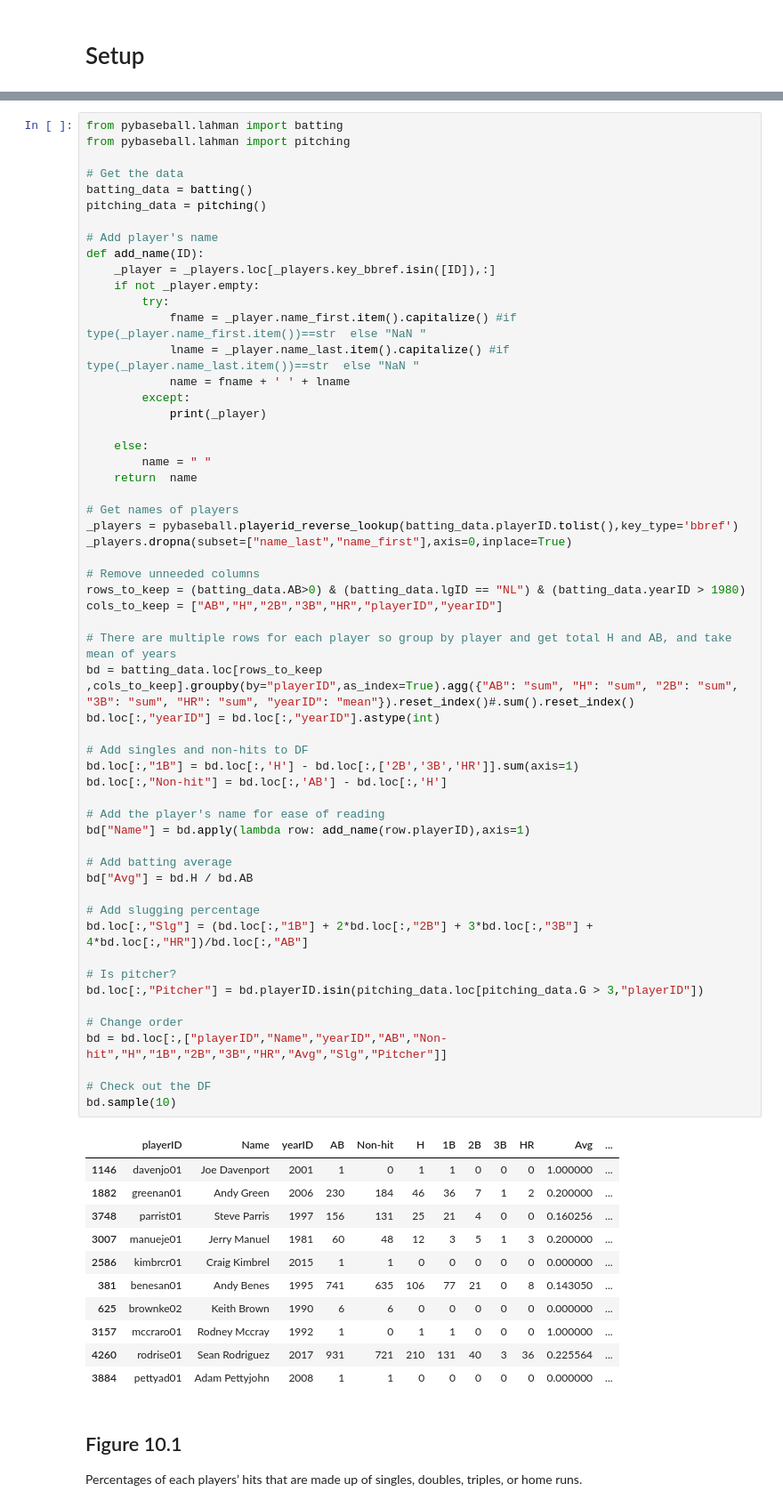
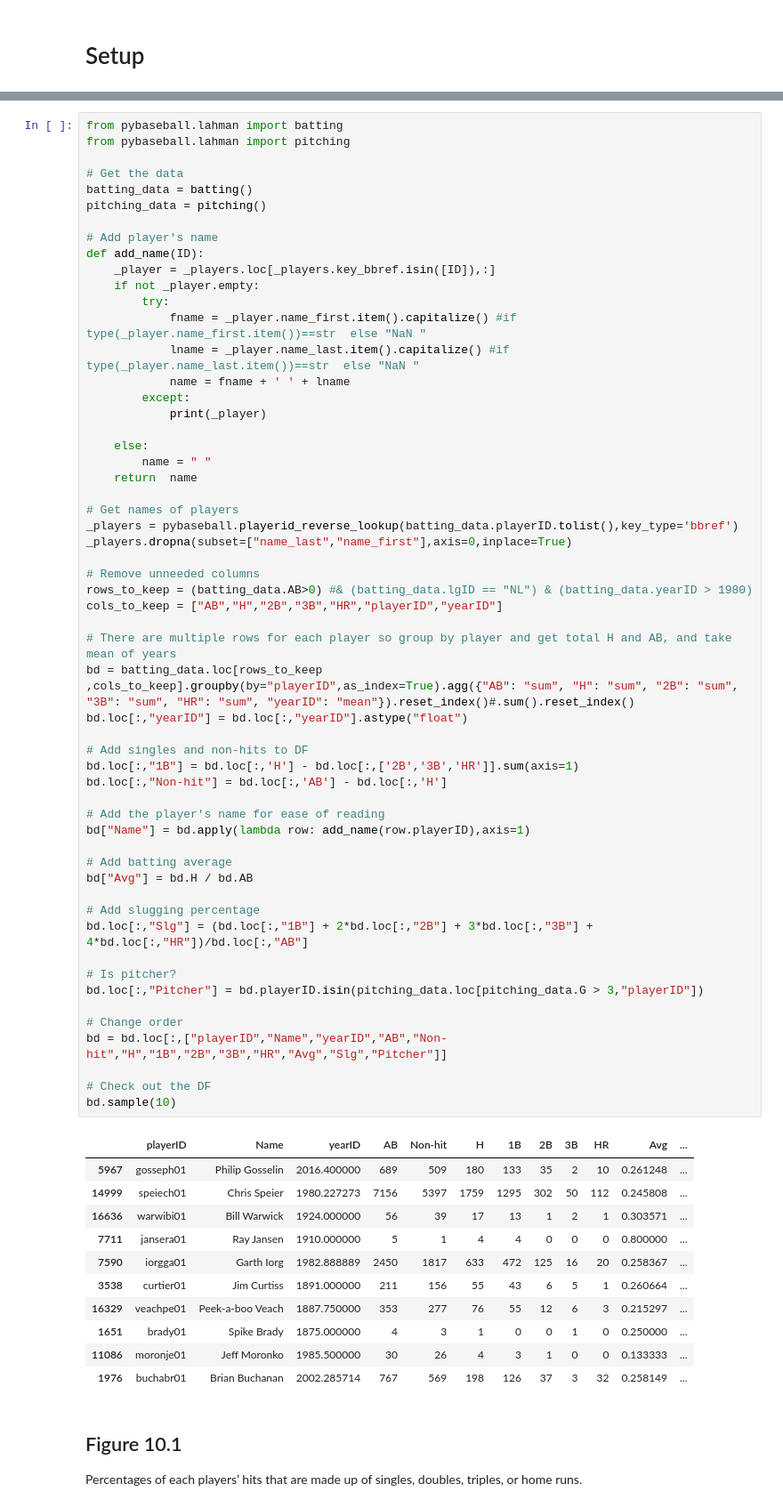
Before and after one commit to jabrantley/EmpiricalBayes-Baseball, a Jupyter notebook: Chapter10-MultinomialAndTheDirichlet.ipynb, the cells around one changed output, grey strips where cells are left out. Shown: that part at 89% size. Drawn from its saved outputs; the diff is of its cells as text.

```diff
--- a/Chapter10-MultinomialAndTheDirichlet.ipynb
+++ b/Chapter10-MultinomialAndTheDirichlet.ipynb
@@ -46,46 +39,46 @@ _players = pybaseball.playerid_reverse_lookup(batting_data.playerID.tolist(),key
 _players.dropna(subset=["name_last","name_first"],axis=0,inplace=True)
 
 # Remove unneeded columns
-rows_to_keep = (batting_data.AB>0) & (batting_data.lgID == "NL") & (batting_data.yearID > 1980)
+rows_to_keep = (batting_data.AB>0) #& (batting_data.lgID == "NL") & (batting_data.yearID > 1980)
 cols_to_keep = ["AB","H","2B","3B","HR","playerID","yearID"]
 
 # There are multiple rows for each player so group by player and get total H and AB, and take mean of years
 bd = batting_data.loc[rows_to_keep ,cols_to_keep].groupby(by="playerID",as_index=True).agg({"AB": "sum", "H": "sum", "2B": "sum", "3B": "sum", "HR": "sum", "yearID": "mean"}).reset_index()#.sum().reset_index()
-bd.loc[:,"yearID"] = bd.loc[:,"yearID"].astype(int)
+bd.loc[:,"yearID"] = bd.loc[:,"yearID"].astype("float")
 
 # Add singles and non-hits to DF
 bd.loc[:,"1B"] = bd.loc[:,'H'] - bd.loc[:,['2B','3B','HR']].sum(axis=1)
 bd.loc[:,"Non-hit"] = bd.loc[:,'AB'] - bd.loc[:,'H']
 
 # Add the player's name for ease of reading
 bd["Name"] = bd.apply(lambda row: add_name(row.playerID),axis=1)
 
 # Add batting average
 bd["Avg"] = bd.H / bd.AB
 
 # Add slugging percentage
 bd.loc[:,"Slg"] = (bd.loc[:,"1B"] + 2*bd.loc[:,"2B"] + 3*bd.loc[:,"3B"] + 4*bd.loc[:,"HR"])/bd.loc[:,"AB"]
 
 # Is pitcher?
 bd.loc[:,"Pitcher"] = bd.playerID.isin(pitching_data.loc[pitching_data.G > 3,"playerID"])
 
 # Change order
 bd = bd.loc[:,["playerID","Name","yearID","AB","Non-hit","H","1B","2B","3B","HR","Avg","Slg","Pitcher"]]
 
 # Check out the DF
 bd.sample(10)
 # %% [output]
 |  | playerID | Name | yearID | AB | Non-hit | H | 1B | 2B | 3B | HR | Avg | ... |
-| 1146 | davenjo01 | Joe Davenport | 2001 | 1 | 0 | 1 | 1 | 0 | 0 | 0 | 1.000000 | ... |
-| 1882 | greenan01 | Andy Green | 2006 | 230 | 184 | 46 | 36 | 7 | 1 | 2 | 0.200000 | ... |
-| 3748 | parrist01 | Steve Parris | 1997 | 156 | 131 | 25 | 21 | 4 | 0 | 0 | 0.160256 | ... |
-| 3007 | manueje01 | Jerry Manuel | 1981 | 60 | 48 | 12 | 3 | 5 | 1 | 3 | 0.200000 | ... |
-| 2586 | kimbrcr01 | Craig Kimbrel | 2015 | 1 | 1 | 0 | 0 | 0 | 0 | 0 | 0.000000 | ... |
-| 381 | benesan01 | Andy Benes | 1995 | 741 | 635 | 106 | 77 | 21 | 0 | 8 | 0.143050 | ... |
-| 625 | brownke02 | Keith Brown | 1990 | 6 | 6 | 0 | 0 | 0 | 0 | 0 | 0.000000 | ... |
-| 3157 | mccraro01 | Rodney Mccray | 1992 | 1 | 0 | 1 | 1 | 0 | 0 | 0 | 1.000000 | ... |
-| 4260 | rodrise01 | Sean Rodriguez | 2017 | 931 | 721 | 210 | 131 | 40 | 3 | 36 | 0.225564 | ... |
-| 3884 | pettyad01 | Adam Pettyjohn | 2008 | 1 | 1 | 0 | 0 | 0 | 0 | 0 | 0.000000 | ... |
+| 5967 | gosseph01 | Philip Gosselin | 2016.400000 | 689 | 509 | 180 | 133 | 35 | 2 | 10 | 0.261248 | ... |
+| 14999 | speiech01 | Chris Speier | 1980.227273 | 7156 | 5397 | 1759 | 1295 | 302 | 50 | 112 | 0.245808 | ... |
+| 16636 | warwibi01 | Bill Warwick | 1924.000000 | 56 | 39 | 17 | 13 | 1 | 2 | 1 | 0.303571 | ... |
+| 7711 | jansera01 | Ray Jansen | 1910.000000 | 5 | 1 | 4 | 4 | 0 | 0 | 0 | 0.800000 | ... |
+| 7590 | iorgga01 | Garth Iorg | 1982.888889 | 2450 | 1817 | 633 | 472 | 125 | 16 | 20 | 0.258367 | ... |
+| 3538 | curtier01 | Jim Curtiss | 1891.000000 | 211 | 156 | 55 | 43 | 6 | 5 | 1 | 0.260664 | ... |
+| 16329 | veachpe01 | Peek-a-boo Veach | 1887.750000 | 353 | 277 | 76 | 55 | 12 | 6 | 3 | 0.215297 | ... |
+| 1651 | brady01 | Spike Brady | 1875.000000 | 4 | 3 | 1 | 0 | 0 | 1 | 0 | 0.250000 | ... |
+| 11086 | moronje01 | Jeff Moronko | 1985.500000 | 30 | 26 | 4 | 3 | 1 | 0 | 0 | 0.133333 | ... |
+| 1976 | buchabr01 | Brian Buchanan | 2002.285714 | 767 | 569 | 198 | 126 | 37 | 3 | 32 | 0.258149 | ... |
 # %% [markdown]
 ## Figure 10.1
 Percentages of each players’ hits that are made up of singles, doubles, triples, or home runs.
```
Also changed, not shown: parts of 23 cells of this notebook, 2 other files.
